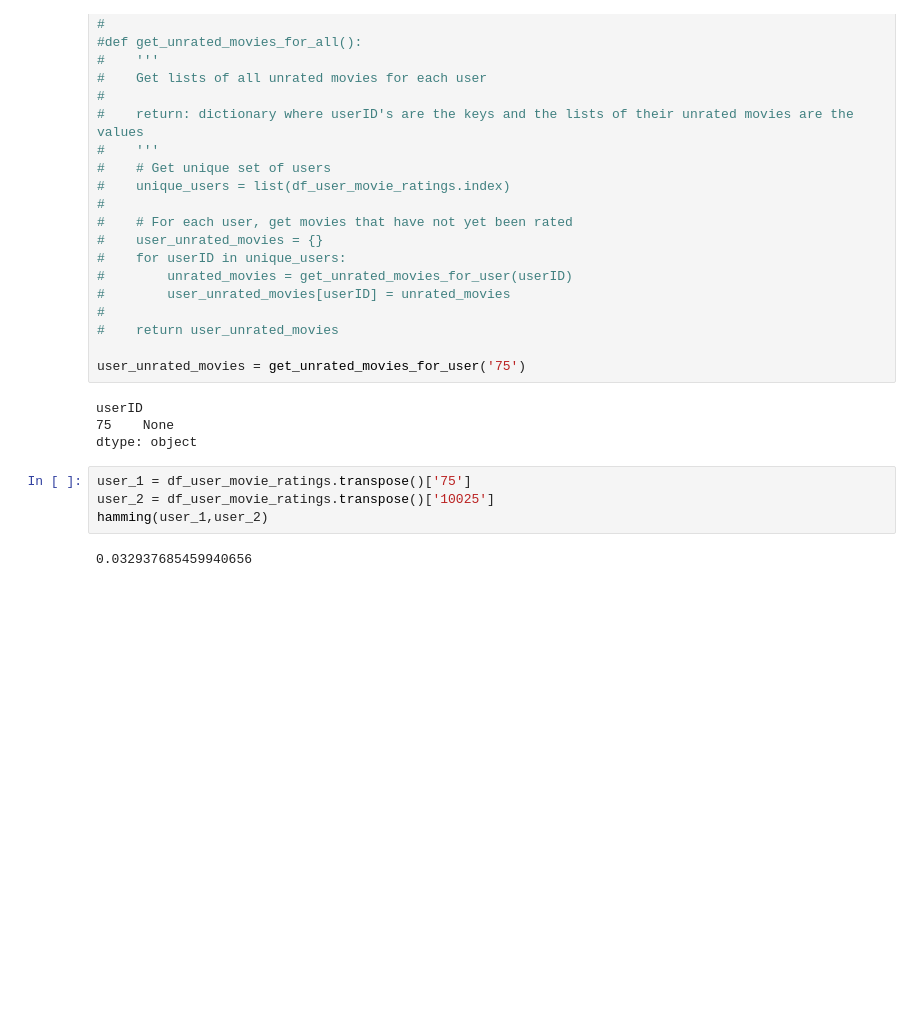
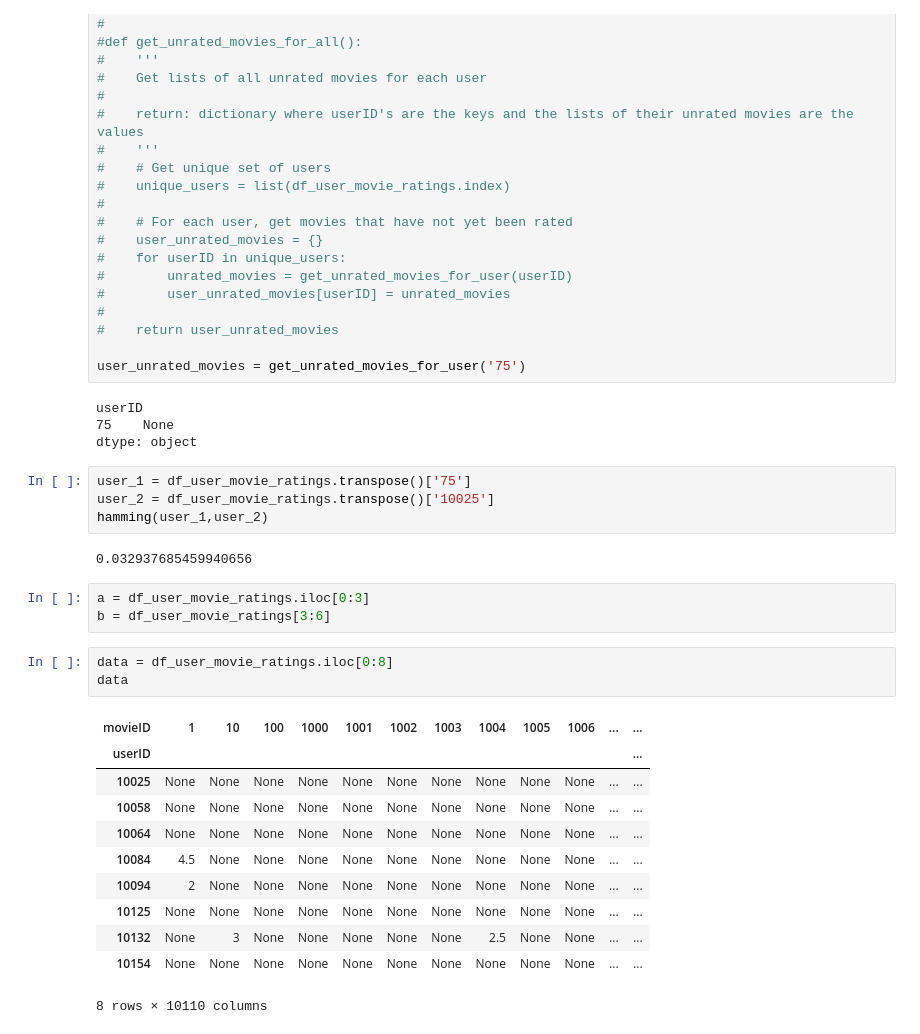
Before and after one commit to jlouie3/Conda_Notebooks, a Jupyter notebook: RecommendationSystems/MovieLens_2k.ipynb, the cells around one changed output. Cells and saved outputs as stored; diff of their text form; blank space fills up the shorter version.

Commit message:
update movielens

```diff
--- a/RecommendationSystems/MovieLens_2k.ipynb
+++ b/RecommendationSystems/MovieLens_2k.ipynb
@@ -177,3 +177,21 @@ user_2 = df_user_movie_ratings.transpose()['10025']
 hamming(user_1,user_2)
 # %% [output]
 0.032937685459940656
+# %%
+a = df_user_movie_ratings.iloc[0:3]
+b = df_user_movie_ratings[3:6]
+# %%
+data = df_user_movie_ratings.iloc[0:8]
+data
+# %% [output]
+| movieID | 1 | 10 | 100 | 1000 | 1001 | 1002 | 1003 | 1004 | 1005 | 1006 | ... | ... |
+| userID |  |  |  |  |  |  |  |  |  |  |  | ... |
+| 10025 | None | None | None | None | None | None | None | None | None | None | ... | ... |
+| 10058 | None | None | None | None | None | None | None | None | None | None | ... | ... |
+| 10064 | None | None | None | None | None | None | None | None | None | None | ... | ... |
+| 10084 | 4.5 | None | None | None | None | None | None | None | None | None | ... | ... |
+| 10094 | 2 | None | None | None | None | None | None | None | None | None | ... | ... |
+| 10125 | None | None | None | None | None | None | None | None | None | None | ... | ... |
+| 10132 | None | 3 | None | None | None | None | None | 2.5 | None | None | ... | ... |
+| 10154 | None | None | None | None | None | None | None | None | None | None | ... | ... |
+8 rows × 10110 columns
```
Also changed, not shown: parts of 4 cells of this notebook.
